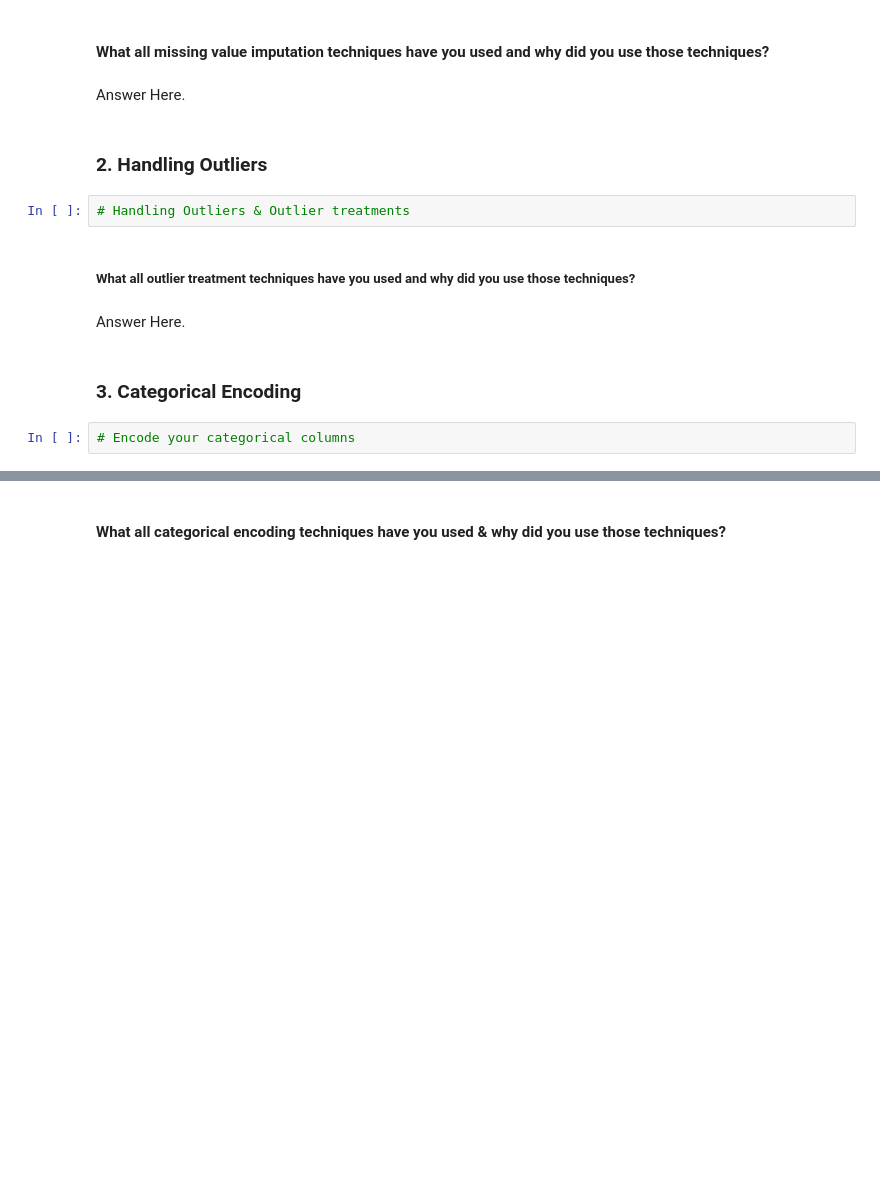
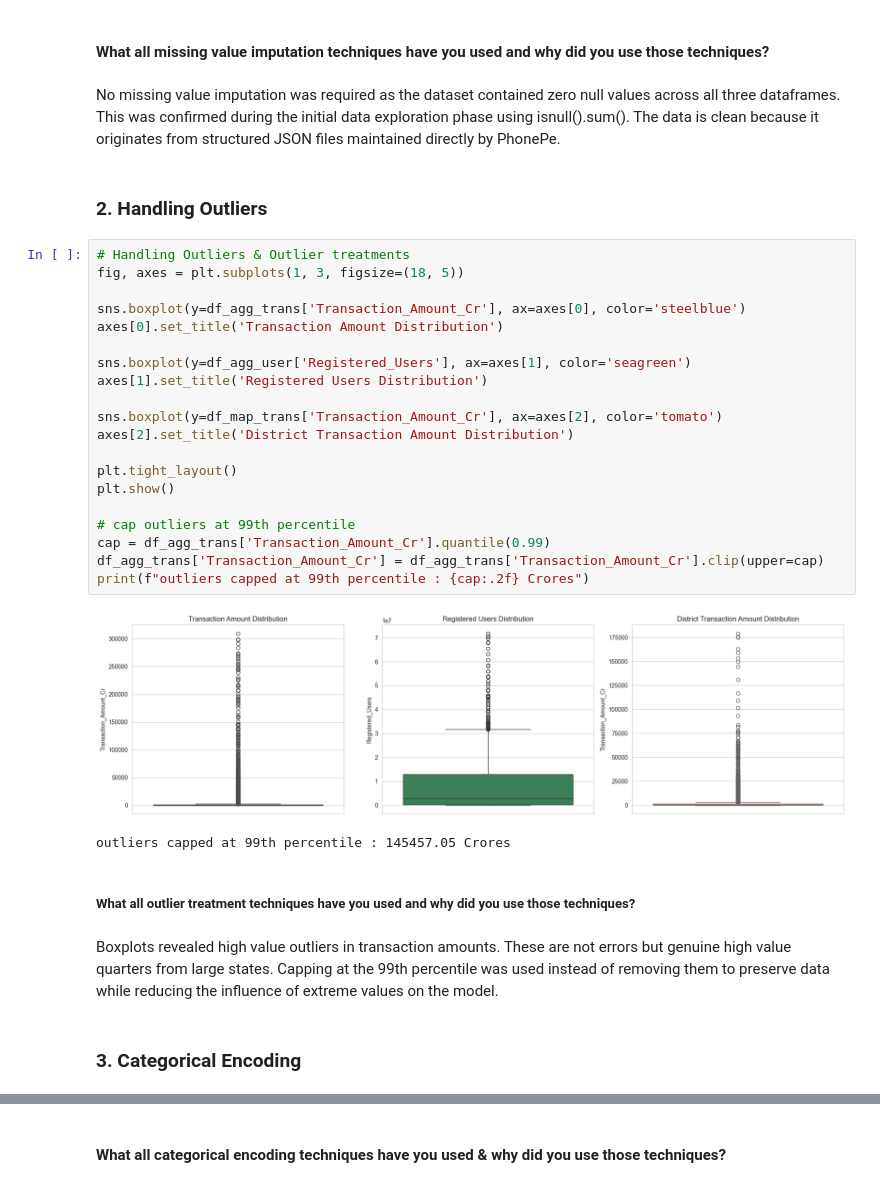
Before and after one commit to sarthak-codes11/-phonepe-transaction-insights, a Jupyter notebook: Sample_ML_Submission_Template-2.ipynb, the cells around one changed output, grey strips where cells are left out. Saved outputs shown, nothing was run; the diff lists cells and outputs as text; blank space fills up the shorter version.

Commit message:
completed feature engineering and data preprocessing

```diff
--- a/Sample_ML_Submission_Template-2.ipynb
+++ b/Sample_ML_Submission_Template-2.ipynb
@@ -954,16 +994,35 @@ Answer Here.
 # %% [markdown]
 #### What all missing value imputation techniques have you used and why did you use those techniques?
-# %% [markdown]
-Answer Here.
+# %% [markdown]
+No missing value imputation was required as the dataset contained zero null values across all three dataframes. This was confirmed during the initial data exploration phase using isnull().sum(). The data is clean because it originates from structured JSON files maintained directly by PhonePe.
 # %% [markdown]
 ### 2. Handling Outliers
-# %%
-# Handling Outliers & Outlier treatments
+# %%
+# Handling Outliers & Outlier treatments
+fig, axes = plt.subplots(1, 3, figsize=(18, 5))
+
+sns.boxplot(y=df_agg_trans['Transaction_Amount_Cr'], ax=axes[0], color='steelblue')
+axes[0].set_title('Transaction Amount Distribution')
+
+sns.boxplot(y=df_agg_user['Registered_Users'], ax=axes[1], color='seagreen')
+axes[1].set_title('Registered Users Distribution')
+
+sns.boxplot(y=df_map_trans['Transaction_Amount_Cr'], ax=axes[2], color='tomato')
+axes[2].set_title('District Transaction Amount Distribution')
+
+plt.tight_layout()
+plt.show()
+
+# cap outliers at 99th percentile
+cap = df_agg_trans['Transaction_Amount_Cr'].quantile(0.99)
+df_agg_trans['Transaction_Amount_Cr'] = df_agg_trans['Transaction_Amount_Cr'].clip(upper=cap)
+print(f"outliers capped at 99th percentile : {cap:.2f} Crores")
+# %% [output]
+[figure, added]
+outliers capped at 99th percentile : 145457.05 Crores
 # %% [markdown]
 ##### What all outlier treatment techniques have you used and why did you use those techniques?
-# %% [markdown]
-Answer Here.
+# %% [markdown]
+Boxplots revealed high value outliers in transaction amounts. These are not errors but genuine high value quarters from large states. Capping at the 99th percentile was used instead of removing them to preserve data while reducing the influence of extreme values on the model.
 # %% [markdown]
 ### 3. Categorical Encoding
-# %%
-# Encode your categorical columns
```
Also changed, not shown: parts of 45 cells of this notebook.
